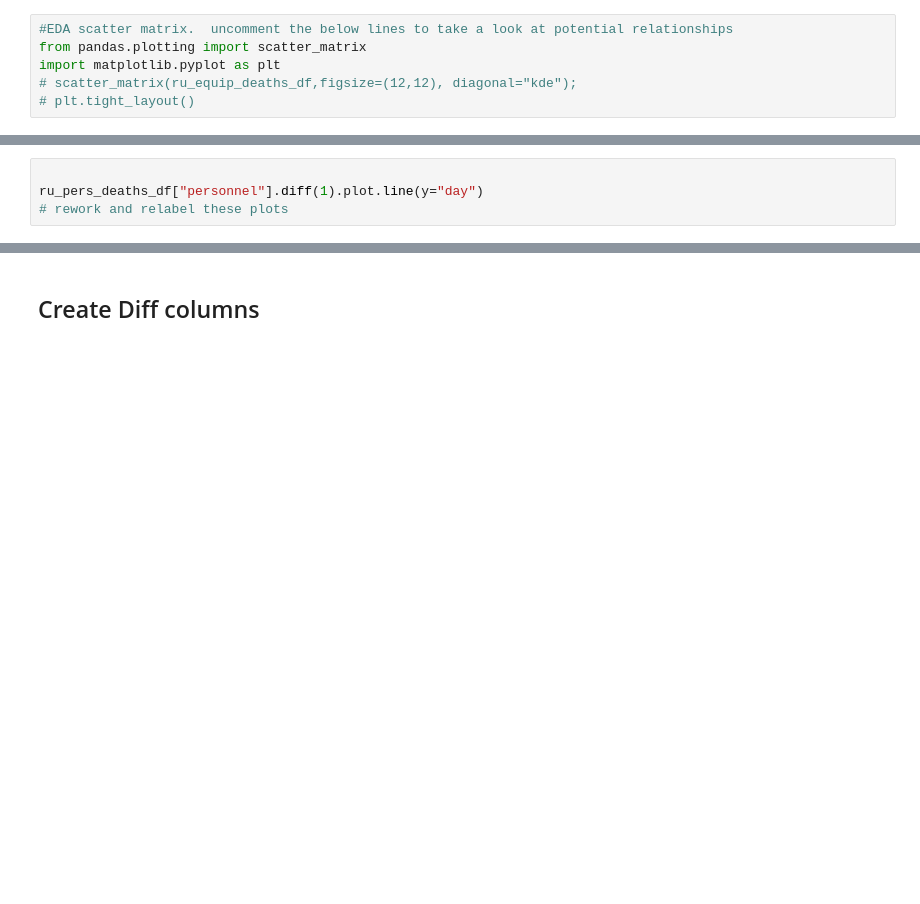
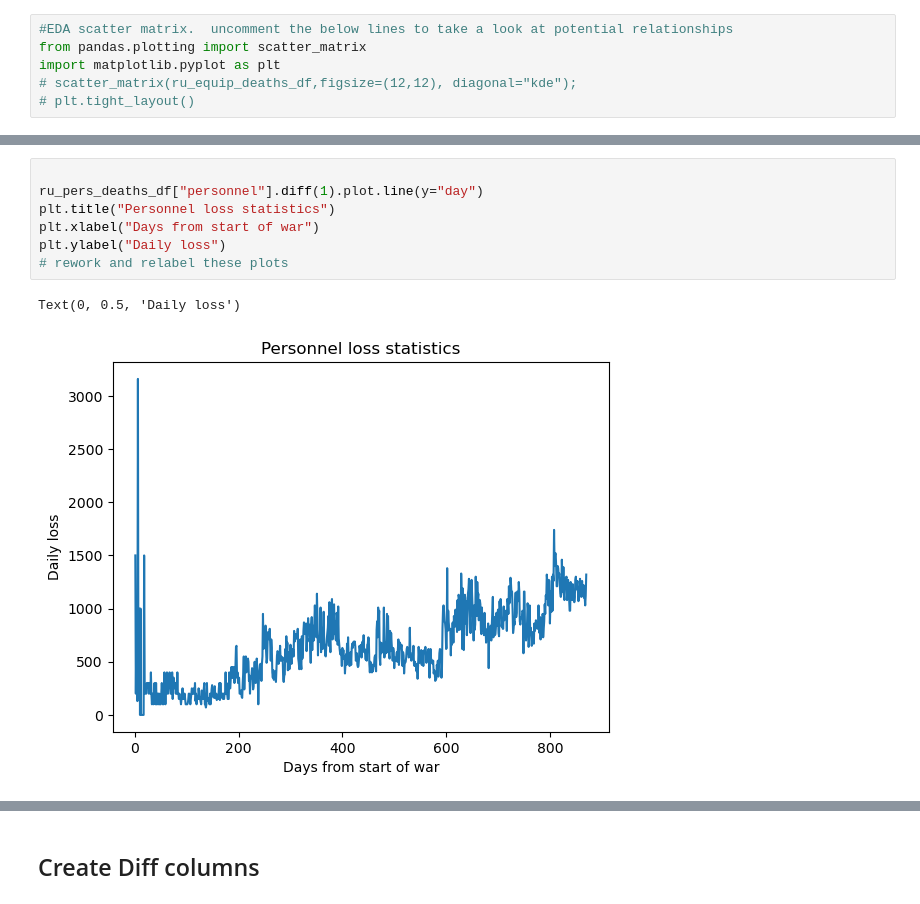
Before and after one commit to Hcyoun1/Seasonality-in-RUS-casualties, a Jupyter notebook: notebooks/rus-equip.ipynb, the cells around one changed output, grey strips where cells are left out. Saved outputs shown, nothing was run; the diff lists cells and outputs as text; blank space fills up the shorter version.

```diff
--- a/notebooks/rus-equip.ipynb
+++ b/notebooks/rus-equip.ipynb
@@ -55,7 +93,13 @@ ru_equip_deaths_df["tank"].diff(1).plot.line(y="day")
 # %%
 
 ru_pers_deaths_df["personnel"].diff(1).plot.line(y="day")
+plt.title("Personnel loss statistics")
+plt.xlabel("Days from start of war")
+plt.ylabel("Daily loss")
 # rework and relabel these plots
+# %% [output]
+Text(0, 0.5, 'Daily loss')
+[figure, added]
 # %%
 # stationarity check for our time series data. This will be important for our SARIMA model
 
```
Also changed, not shown: parts of 36 cells of this notebook, 15 other files.
